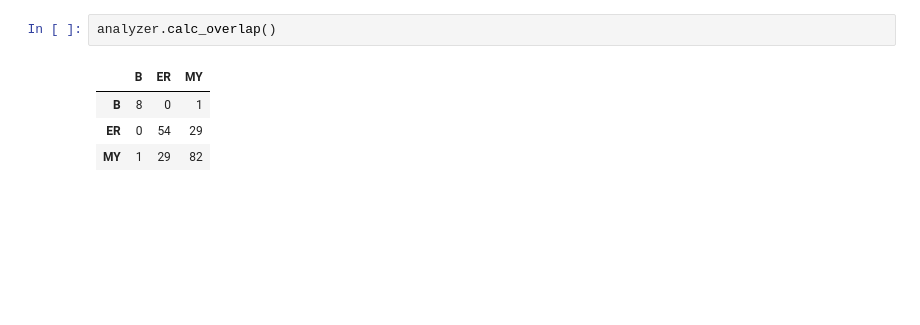
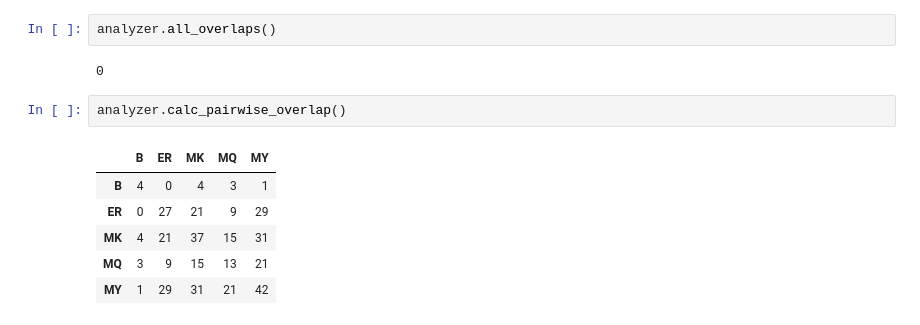
Before and after one commit to parashardhapola/bartide, a Jupyter notebook: notebooks/2_multi_sample_comparison.ipynb, the cells around one changed output. Drawn from its saved outputs; the diff is of its cells as text; blank space fills up the shorter version.

```diff
--- a/notebooks/2_multi_sample_comparison.ipynb
+++ b/notebooks/2_multi_sample_comparison.ipynb
@@ -75,7 +85,13 @@ analyzer.merge_groups(['B', 'B', 'ER', 'ER', 'MY', 'MY'])
+# %%
+analyzer.all_overlaps()
+# %% [output]
+0
 # %%
-analyzer.calc_overlap()
+analyzer.calc_pairwise_overlap()
 # %% [output]
-|  | B | ER | MY |
-| B | 8 | 0 | 1 |
-| ER | 0 | 54 | 29 |
-| MY | 1 | 29 | 82 |
+|  | B | ER | MK | MQ | MY |
+| B | 4 | 0 | 4 | 3 | 1 |
+| ER | 0 | 27 | 21 | 9 | 29 |
+| MK | 4 | 21 | 37 | 15 | 31 |
+| MQ | 3 | 9 | 15 | 13 | 21 |
+| MY | 1 | 29 | 31 | 21 | 42 |
```
Also changed, not shown: parts of 13 cells of this notebook, 27 other files.
